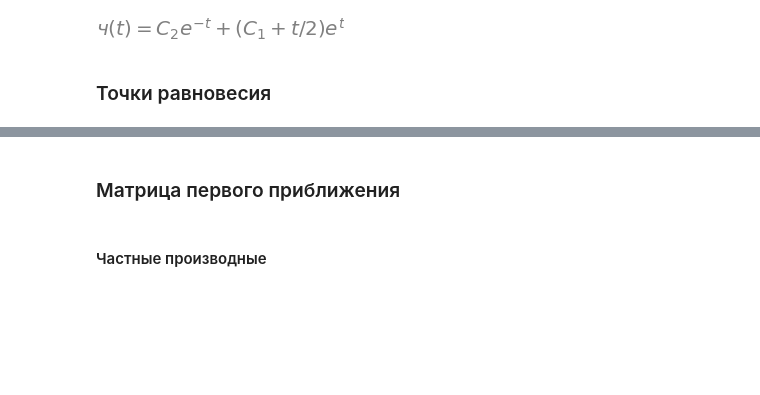
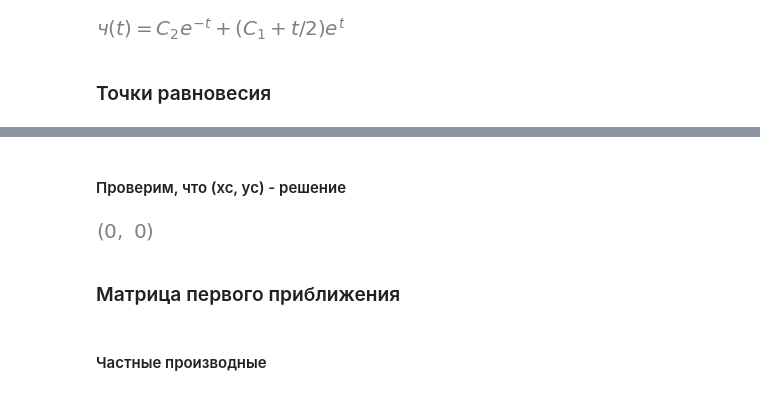
Before and after one commit to SergeyPishchulov/thesis, a Jupyter notebook: Thesis_paper.ipynb, the cells around one changed output, grey strips where cells are left out. Drawn from its saved outputs; the diff is of its cells as text; code cells hidden in the pictures; blank space fills up the shorter version.

```diff
--- a/Thesis_paper.ipynb
+++ b/Thesis_paper.ipynb
@@ -57,5 +76,10 @@ xc, yc
+# %% [markdown]
+#### Проверим, что (xc, yc) - решение
 # %%
-# dxdt.evalf(subs=concrete_subs), dydt.evalf(subs=concrete_subs)
+(dxdt.evalf(subs={**eqilibrium, **muless_params}),
+dydt.evalf(subs={**eqilibrium, **muless_params}))
+# %% [output]
+[figure, added]
 # %% [markdown]
 ### Матрица первого приближения
 # %% [markdown]
```
Also changed, not shown: parts of 12 cells of this notebook.
